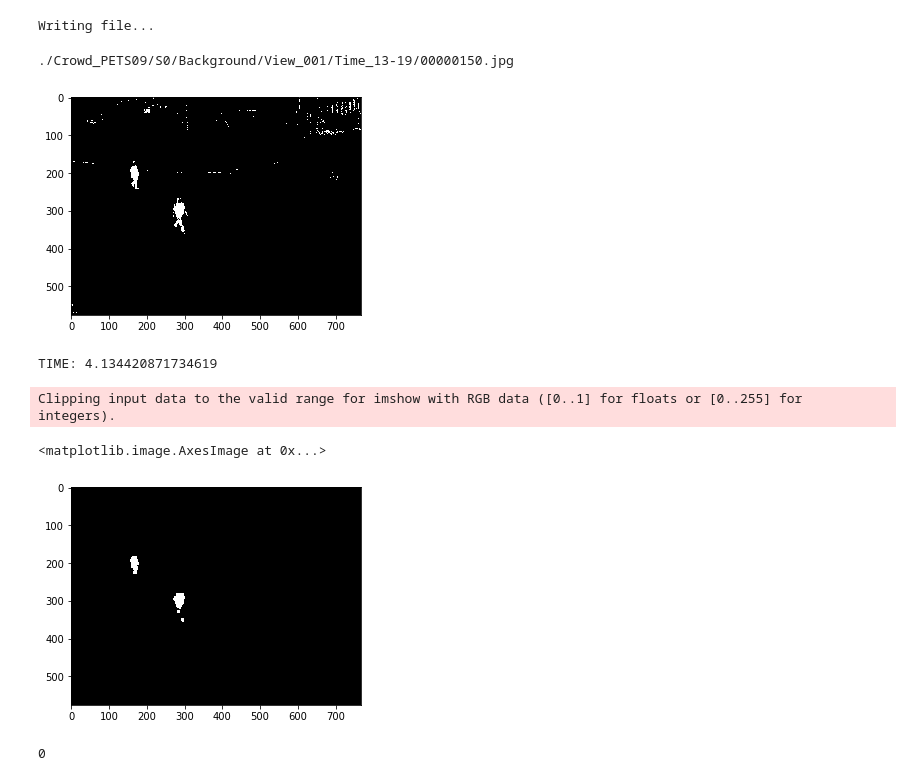
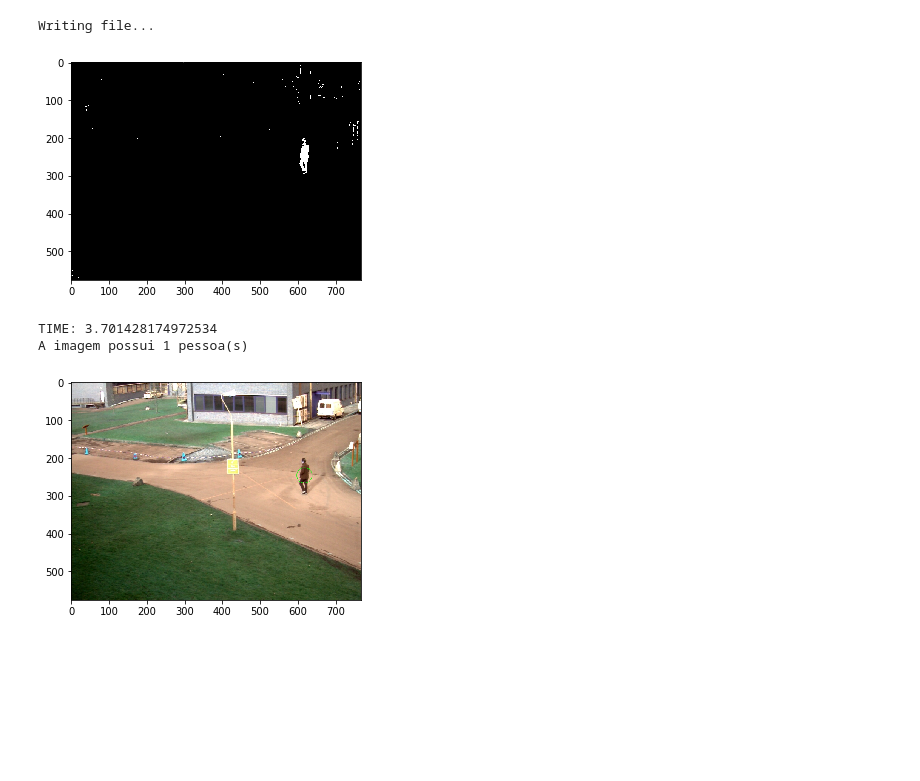
Before and after one commit to gabsmoreira/ComputerVision, a Jupyter notebook: Codebook/Aula12 - Background Segmentation.ipynb, the cells around one changed output. Drawn from its saved outputs; the diff is of its cells as text; code cells hidden in the pictures; blank space fills up the shorter version.

Commit message:
loadImage

```diff
--- a/Codebook/Aula12 - Background Segmentation.ipynb
+++ b/Codebook/Aula12 - Background Segmentation.ipynb
@@ -301,6 +324,0 @@ def subtract(image_number):
-# %%
-subtract(150)
-# %% [output]
-./Crowd_PETS09/S0/Background/View_001/Time_13-19/00000150.jpg
-[figure, removed]
-TIME: 4.134420871734619
@@ -311,26 +325,26 @@ TIME: 4.134420871734619
-# %%
-kernel = np.ones((7,7),np.uint8)
-erosion = cv.erode(image,kernel,iterations = 1)
-dilation = cv.dilate(erosion,kernel,iterations = 1)
-# dilation = cv.dilate(dilation,kernel,iterations = 1)
-
-plt.imshow(dilation)
-# %% [output]
-Clipping input data to the valid range for imshow with RGB data ([0..1] for floats or [0..255] for integers).
-<matplotlib.image.AxesImage at 0x...>
-[figure, removed]
 # %%
-params = cv.SimpleBlobDetector_Params()
-
-params.filterByInertia = False
-params.filterByConvexity = False
-# params.filterByColor = (0,0,0)
-
-detector = cv.SimpleBlobDetector_create(params)
-# Detect blobs.
-keypoints = detector.detect(np.uint8(dilation))
-im_with_keypoints = cv.drawKeypoints(np.uint8(image), keypoints, np.array([]), (0,255,0), cv.DRAW_MATCHES_FLAGS_DRAW_RICH_KEYPOINTS)
-# plt.imshow((im_with_keypoints))
-print(len(keypoints))
+def count(image, sub):
+    kernel = np.ones((7,7),np.uint8)
+    erosion = cv.erode(sub,kernel,iterations = 1)
+    dilation = cv.dilate(erosion,kernel,iterations = 1)
+#     plt.imshow(dilation)
+    params = cv.SimpleBlobDetector_Params()
+    params.filterByInertia = False
+    params.filterByConvexity = False
+    params.filterByArea = True
+    params.minArea = 400
+#     params.maxArea = 1000
+    detector = cv.SimpleBlobDetector_create(params)
+    reversemask = 255-np.uint8(dilation)
+    keypoints = detector.detect(reversemask)
+    im_with_keypoints = cv.drawKeypoints(np.uint8(image), keypoints, np.array([]), (0,255,0), cv.DRAW_MATCHES_FLAGS_DRAW_RICH_KEYPOINTS)
+    plt.imshow(im_with_keypoints)
+    print(f"A imagem possui {len(keypoints)} pessoa(s)")
-# %% [output]
-0
+# %%
+result, image = subtract(DATASET, VIEW, "13-19", 338)
+count(image, result)
+# %% [output]
+[figure, added]
+TIME: 3.701428174972534
+A imagem possui 1 pessoa(s)
+[figure, added]
```
Also changed, not shown: parts of 9 cells of this notebook, 4 other files.
